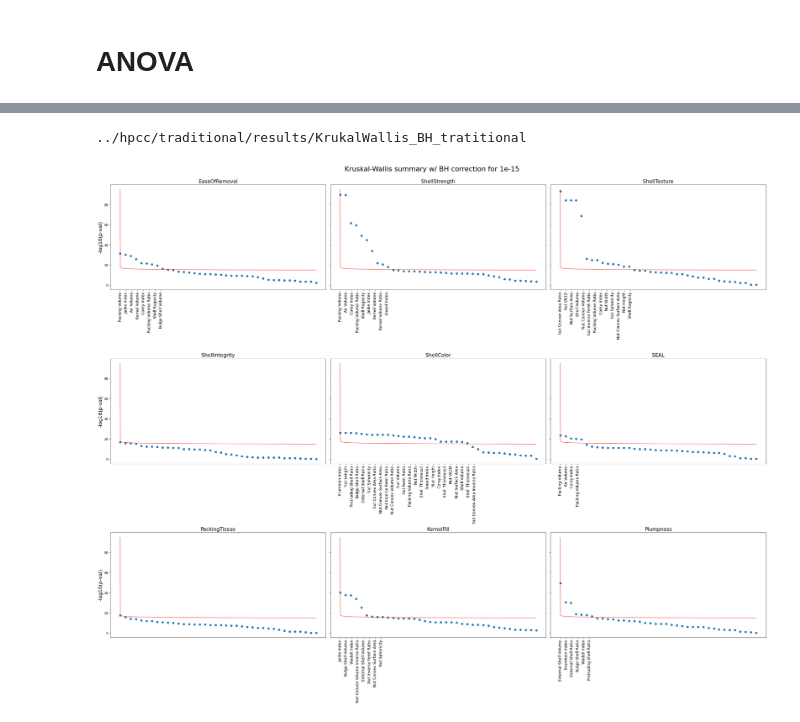
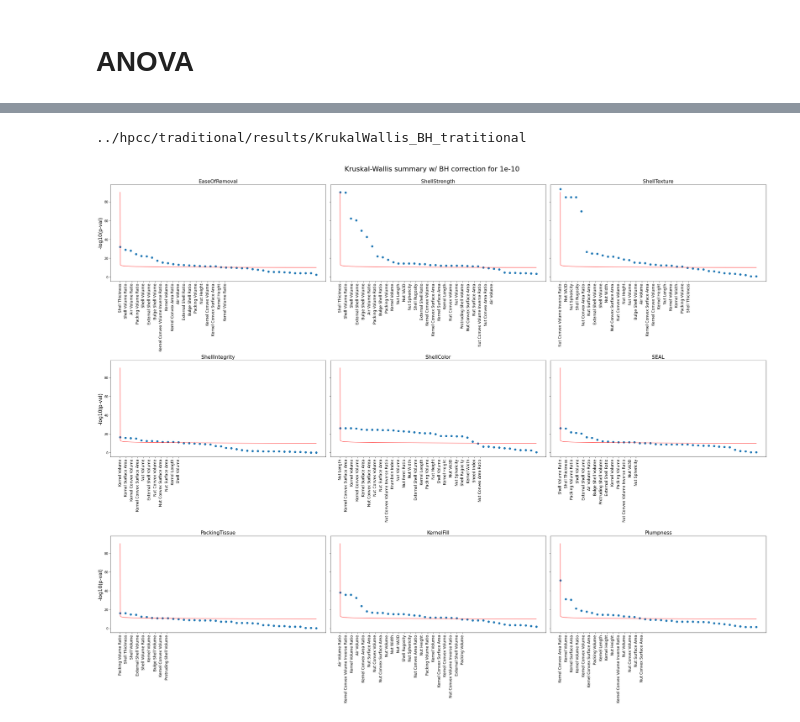
Before and after one commit to amezqui3/walnut_tda, a Jupyter notebook: jupyter/13_kruskal_wallis.ipynb, the cells around one changed output, grey strips where cells are left out. Cells and saved outputs as stored; diff of their text form; code cells hidden in the pictures.

```diff
--- a/jupyter/13_kruskal_wallis.ipynb
+++ b/jupyter/13_kruskal_wallis.ipynb
@@ -138,7 +138,7 @@ F_onewayp= np.ones_like(F_onewayF)
 Kruskalp = np.copy(F_onewayp)
 
 for i in range(len(cattraitnames)):
-    f_oneway, kruskal = wnut.anova(new_df, ss, cattraitnames[i])
+    f_oneway, kruskal = wnut.anova(other, ss, cattraitnames[i])
     f_oneway = correct_zero(f_oneway)
     kruskal = correct_zero(kruskal)
 
@@ -221,40 +201,40 @@ def benjamini_hochberg(statistic, pvals, Q=1e-7):
 
     return bh_critical
 # %%
-Q = 1e-15
+Q = 1e-10
 fig, ax = plt.subplots(3,3,figsize=(30,24), sharey=True)
 ax = np.atleast_1d(ax).ravel()
 fs = 16
 minval = np.min(Kruskalp)*1e15
 
 for i in range(len(cattraitnames)):
     statistic = KruskalH[:,i]
     pvals     = Kruskalp[:,i]
     bh_critical = benjamini_hochberg(statistic, pvals, Q)
 
     argpvals = np.lexsort((-statistic, pvals))
     x = np.linspace(minval, len(argpvals)-1,1000)
 
     ax[i].set_title(cattraitnames[i], fontsize=fs)
     ax[i].plot(x, -np.log10(x*Q/len(argpvals)), lw=2, c='red', alpha=0.5)
     ax[i].scatter(np.arange(len(argpvals)), -np.log10(pvals[argpvals]))
 
     ax[i].set_xticks(np.arange(bh_critical)*1.1)
-    ax[i].set_xticklabels(scol_labels[argpvals[:bh_critical] + 2])
+    ax[i].set_xticklabels(new_col_labels[argpvals[:bh_critical] + 2])
     ax[i].tick_params('x',labelsize=12,labelrotation=90)
 
 for i in [0,3,6]:
     ax[i].set_ylabel('-log10(p-val)', fontsize=fs)
     #ax[i].legend(fontsize=fs-5)
 
 fig.suptitle('Kruskal-Wallis summary w/ BH correction for {}'.format(Q), fontsize=22, y=1)
 fig.tight_layout()
 
 filename = dst + 'KrukalWallis_BH_tratitional'
 print(filename)
 #plt.savefig(filename + '.jpg', bbox_inches='tight', dpi=100, format='jpg', pil_kwargs={'optimize':True})
 # %% [output]
 ../hpcc/traditional/results/KrukalWallis_BH_tratitional
-[figure, old version]
+[figure, new version]
 # %%
 i = 3
```
Also changed, not shown: parts of 11 cells of this notebook.
